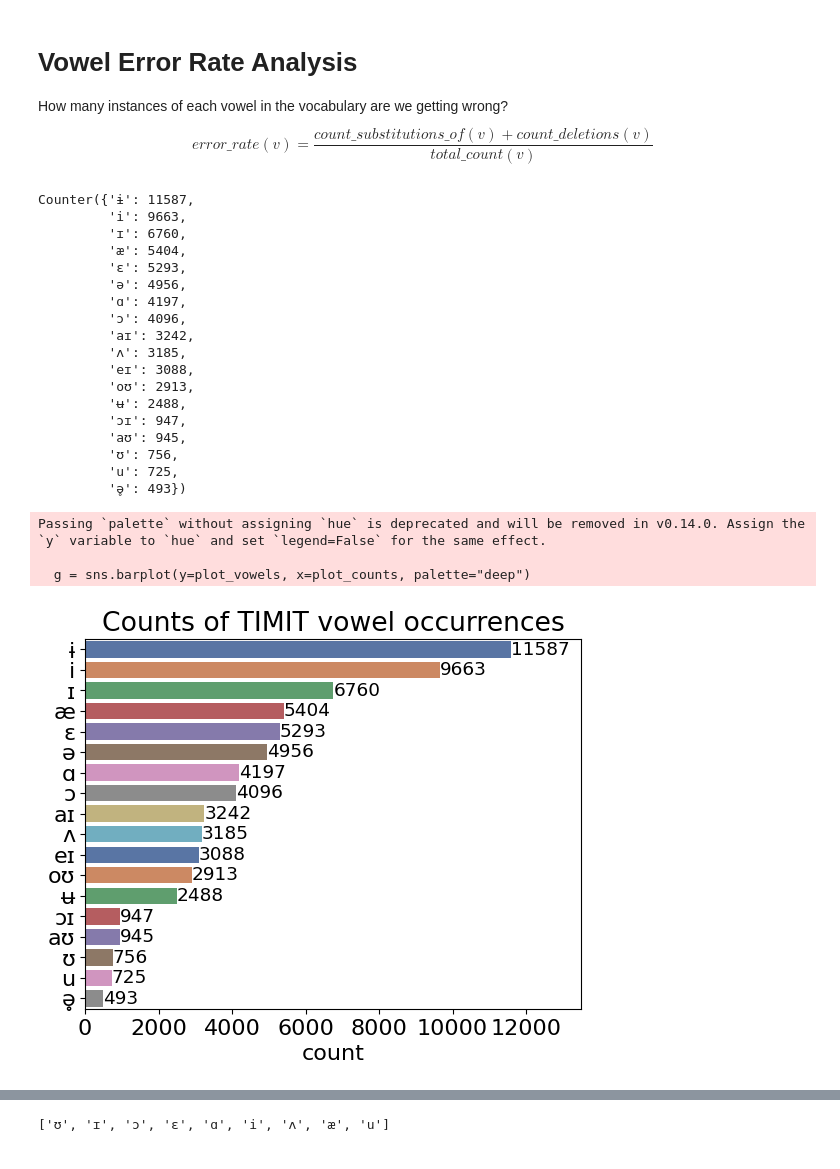
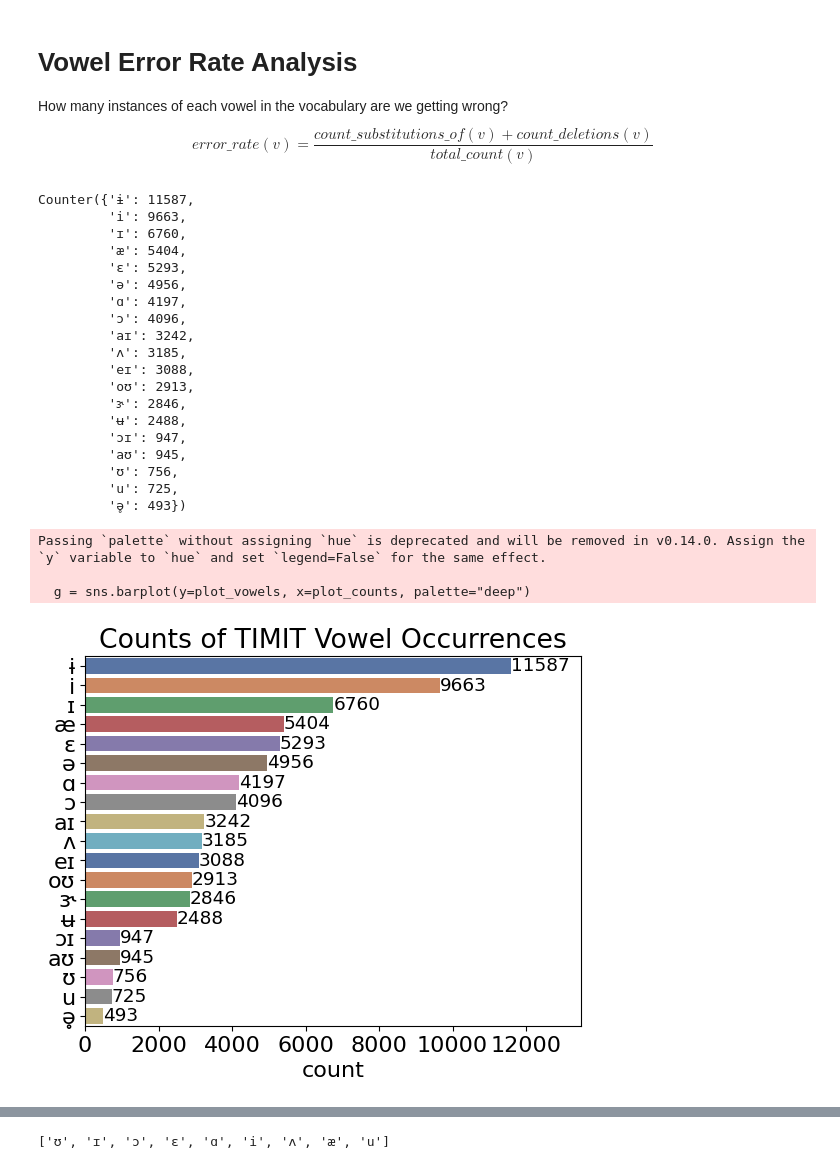
Before and after one commit to ginic/multipa, a Jupyter notebook: notebooks/amp_presentation/timit_evaluation_analysis.ipynb, the cells around one changed output, grey strips where cells are left out. Cells and saved outputs as stored; diff of their text form; code cells hidden in the pictures.

```diff
--- a/notebooks/amp_presentation/timit_evaluation_analysis.ipynb
+++ b/notebooks/amp_presentation/timit_evaluation_analysis.ipynb
@@ -27,7 +30,8 @@ EDIT_DIST_DIR = TIMIT_EVAL_DIR / "edit_distances"
 
 DIALECT_METRICS = Path("../timit_evaluation/Results/timit_dialect_model_comparison.csv")
 
-TIMIT_VOWELS = ["ɑ", "æ", "ʌ", "ɔ", "aʊ", "aɪ", "ɛ", "eɪ", "ɪ", "i", "oʊ", "ɔɪ", "ʊ", "u", "ə", "ə̥", "ʉ", "ɨ"]
+TIMIT_VOWELS = ["ɑ", "æ", "ʌ", "ɔ", "ɛ", "ɪ", "i", "ʊ", "u", "ə", "ə̥", "ʉ", "ɨ", "ɝ"]
+TIMIT_DIPHTHONGS = ["aʊ", "eɪ", "aɪ",  "oʊ", "ɔɪ"]
 
 DIALECT_REGIONS = {
     "DR1": "DR1: New England",
@@ -169,8 +173,9 @@ How many instances of each vowel in the vocabulary are we getting wrong?
 $$ error\_rate(v) = \frac{count\_substitutions\_of(v) + count\_deletions(v)}{total\_count(v)}$$
 # %%
 gold_transcription_df = pd.read_csv(GOLD_TRANSCRIPTIONS_CSV)
+gold_transcription_df["filename"] = gold_transcription_df["audio_filename"].str.lower()
 vowel_counts = Counter()
-for vowel in TIMIT_VOWELS:
+for vowel in TIMIT_VOWELS + TIMIT_DIPHTHONGS:
     vowel_counts[vowel] += gold_transcription_df["ipa_transcription"].apply(lambda x: x.split().count(vowel)).sum()
 
 vowel_counts
@@ -187,6 +192,7 @@ Counter({'ɨ': 11587,
          'ʌ': 3185,
          'eɪ': 3088,
          'oʊ': 2913,
+         'ɝ': 2846,
          'ʉ': 2488,
          'ɔɪ': 947,
          'aʊ': 945,
@@ -194,15 +200,16 @@ Counter({'ɨ': 11587,
          'u': 725,
          'ə̥': 493})
 # %%
+# Simple bar chart of vowel counts
 plot_vowels, plot_counts = zip(*vowel_counts.most_common())
 g = sns.barplot(y=plot_vowels, x=plot_counts, palette="deep")
 g.set_xlim(0, 13500)
 g.set_xlabel("count")
-g.set(title="Counts of TIMIT vowel occurrences")
+g.set(title="Counts of TIMIT Vowel Occurrences")
 for bar in g.containers:
     g.bar_label(bar, fontsize='small')
 # %% [output]
 Passing `palette` without assigning `hue` is deprecated and will be removed in v0.14.0. Assign the `y` variable to `hue` and set `legend=False` for the same effect.
 
   g = sns.barplot(y=plot_vowels, x=plot_counts, palette="deep")
-[figure, old version]
+[figure, new version]
```
Also changed, not shown: parts of 10 cells of this notebook.
